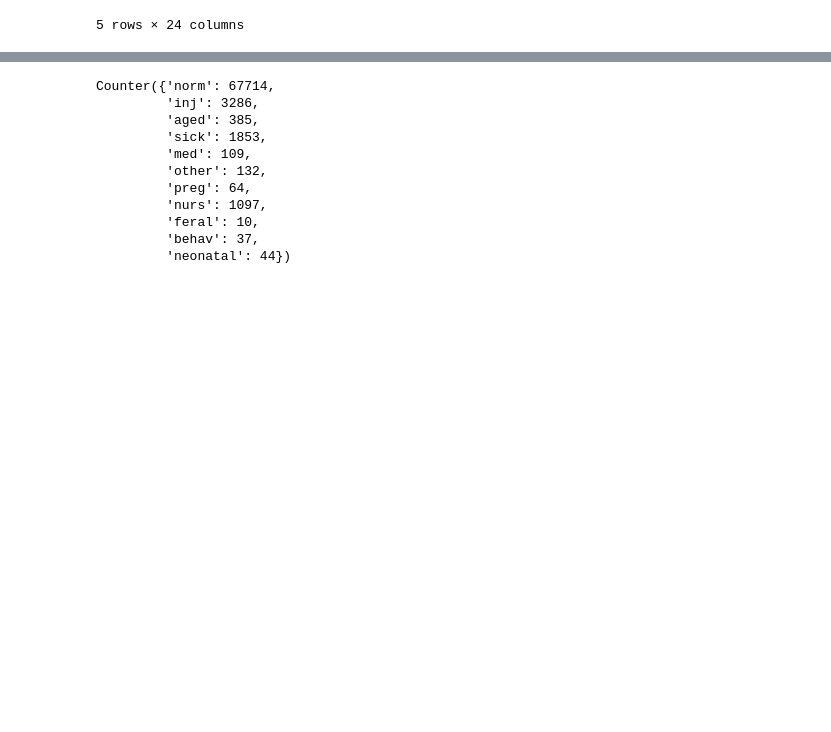
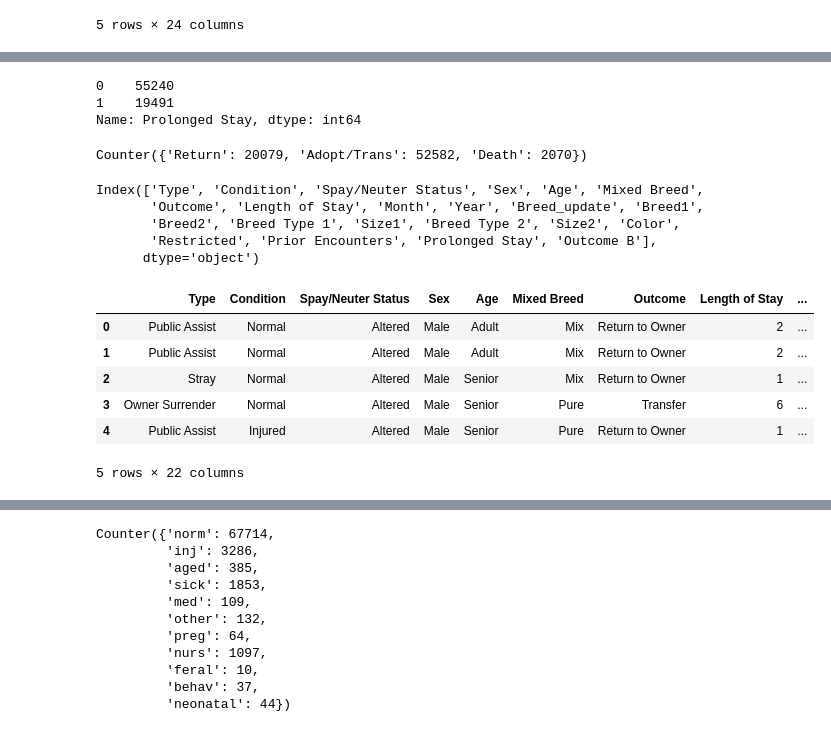
Before and after one commit to M-Outlaw/BootCamp-Mod-20-Animal_Shelter_Analysis, a Jupyter notebook: MachineLearning.ipynb, the cells around one changed output, grey strips where cells are left out. Cells and saved outputs as stored; diff of their text form; code cells hidden in the pictures; blank space fills up the shorter version.

```diff
--- a/MachineLearning.ipynb
+++ b/MachineLearning.ipynb
@@ -45 +93,34 @@ data=data.drop(data[data["Outcome_Type"]=="Rto-Adopt"].index)
+# %%
+data["Prolonged Stay"].value_counts()
+# %% [output]
+0    55240
+1    19491
+Name: Prolonged Stay, dtype: int64
+# %%
+#Combine 5 outcome categories into three. Return to Owner, Adopt/Transfer, Death
+new=["Return","Adopt/Trans","Adopt/Trans","Death","Death"]
+old=["Return to Owner", "Adoption","Transfer","Euthanasia","Died"]
+data["Outcome B"]=data["Outcome"].replace(old, new)
+Counter(data["Outcome B"])
+# %% [output]
+Counter({'Return': 20079, 'Adopt/Trans': 52582, 'Death': 2070})
+# %%
+data.columns
+# %% [output]
+Index(['Type', 'Condition', 'Spay/Neuter Status', 'Sex', 'Age', 'Mixed Breed',
+       'Outcome', 'Length of Stay', 'Month', 'Year', 'Breed_update', 'Breed1',
+       'Breed2', 'Breed Type 1', 'Size1', 'Breed Type 2', 'Size2', 'Color',
+       'Restricted', 'Prior Encounters', 'Prolonged Stay', 'Outcome B'],
+      dtype='object')
+# %%
+data.to_csv("Resources/CleanedData.csv")
+data.head()
+# %% [output]
+|  | Type | Condition | Spay/Neuter Status | Sex | Age | Mixed Breed | Outcome | Length of Stay | ... |
+| 0 | Public Assist | Normal | Altered | Male | Adult | Mix | Return to Owner | 2 | ... |
+| 1 | Public Assist | Normal | Altered | Male | Adult | Mix | Return to Owner | 2 | ... |
+| 2 | Stray | Normal | Altered | Male | Senior | Mix | Return to Owner | 1 | ... |
+| 3 | Owner Surrender | Normal | Altered | Male | Senior | Pure | Transfer | 6 | ... |
+| 4 | Public Assist | Injured | Altered | Male | Senior | Pure | Return to Owner | 1 | ... |
+5 rows × 22 columns
 # %%
```
Also changed, not shown: parts of 18 cells of this notebook, 2 other files.
